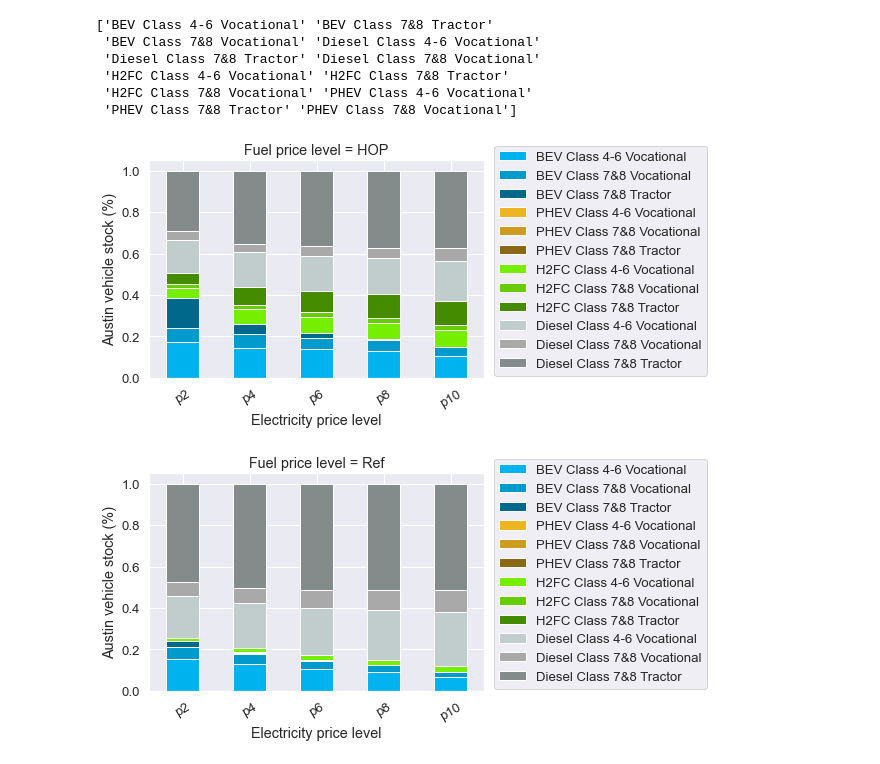
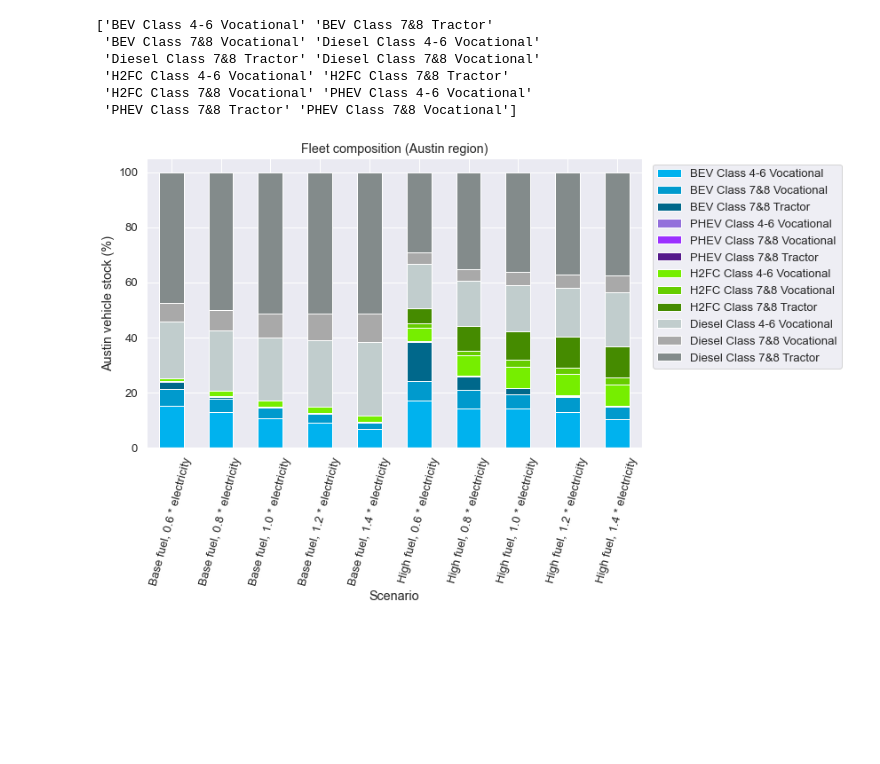
Before and after one commit to LBNL-UCB-STI/SynthFirm, a Jupyter notebook: scenario_analysis/fleet_generation/visualize_veh_tech_SA.ipynb, the cells around one changed output. Saved outputs shown, nothing was run; the diff lists cells and outputs as text; code cells hidden in the pictures; blank space fills up the shorter version.

```diff
--- a/scenario_analysis/fleet_generation/visualize_veh_tech_SA.ipynb
+++ b/scenario_analysis/fleet_generation/visualize_veh_tech_SA.ipynb
@@ -158,5 +161,7 @@ out_fleet_mix.groupby(['vehicle type', 'scenario'])[['count']].sum()
 out_fleet_mix_agg = out_fleet_mix_agg.reset_index()
 # out_fleet_mix.loc[out_fleet_mix['vehicle typ'] == 'Gasoline Class 4-6 Vocational', 'vehicle_type'] = 'Diesel Class 4-6 Vocational'
 # out_fleet_mix_agg.loc[:, 'Case'] = out_fleet_mix_agg.loc[:, 'year'].astype(str) + ' ' + out_fleet_mix_agg.loc[:, 'scenario']
-out_fleet_mix_agg.loc[:, 'fraction'] = out_fleet_mix_agg.loc[:, 'count'] / out_fleet_mix_agg.groupby(['scenario'])['count'].transform('sum')
+out_fleet_mix_agg.loc[:, 'percentage'] = 100 * out_fleet_mix_agg.loc[:, 'count'] / out_fleet_mix_agg.groupby(['scenario'])['count'].transform('sum')
 out_fleet_mix_agg.head(10)
+
+out_fleet_mix_agg.to_csv('outputs_aus_fleet/Aus_fleet_composition_by_scenario.csv')
@@ -196,79 +175,54 @@ print(out_fleet_mix_agg['vehicle type'].unique())
  'H2FC Class 7&8 Vocational' 'PHEV Class 4-6 Vocational'
  'PHEV Class 7&8 Tractor' 'PHEV Class 7&8 Vocational']
 # %%
-# out_fleet_mix_to_plot.loc[:, 'fraction'] *= 100
-# level_map = {'BEV Class 4-6 Vocational': 1,
-#              'BEV Class 7&8 Vocational': 2,
-#              'BEV Class 7&8 Tractor': 3,
-#              'PHEV Class 4-6 Vocational': 4,
-#              'PHEV Class 7&8 Vocational': 5,
-#              'PHEV Class 7&8 Tractor': 6,
-#              'H2FC Class 4-6 Vocational': 7,
-#              'H2FC Class 7&8 Vocational': 8,
-#              'H2FC Class 7&8 Tractor': 9,
-#              'Diesel Class 4-6 Vocational': 10,
-#              'Diesel Class 7&8 Vocational': 11,
-#              'Diesel Class 7&8 Tractor': 12
-# }
-# out_fleet_mix_to_plot.loc[:, 'level'] = \
-# out_fleet_mix_to_plot.loc[:, 'vehicle type'].map(level_map)
-# out_fleet_mix_to_plot = out_fleet_mix_to_plot.sort_values(by = 'level')
-# out_fleet_mix_to_plot = out_fleet_mix_to_plot.drop(columns='level')
-
+# combined fleet mix plot
 combined_fleet_to_plot = \
 pd.pivot_table(out_fleet_mix_agg,
-               values='fraction',
+               values='percentage',
                index=['scenario'],
                columns=['vehicle type'],
                aggfunc=np.sum, sort = False)
 combined_fleet_to_plot = combined_fleet_to_plot.reset_index()
+
 combined_fleet_to_plot = combined_fleet_to_plot[['scenario',
                                                  'BEV Class 4-6 Vocational',
                                                  'BEV Class 7&8 Vocational',
                                                  'BEV Class 7&8 Tractor',
                                                  'PHEV Class 4-6 Vocational',
                                                  'PHEV Class 7&8 Vocational',
                                                  'PHEV Class 7&8 Tractor',
                                                  'H2FC Class 4-6 Vocational',
                                                  'H2FC Class 7&8 Vocational',
                                                  'H2FC Class 7&8 Tractor',
                                                  'Diesel Class 4-6 Vocational',
                                                  'Diesel Class 7&8 Vocational',
                                                  'Diesel Class 7&8 Tractor']]
 colors = ["#00b2ee", "#009acd", "#00688b", # the blues
-          "#eeb422", "#cd9b1d", "#8b6914", # the golds
+          "#9370DB", "#9B30FF", "#551A8B", # the purples
           "#76ee00", "#66cd00", "#458b00", # the greens
           "#c1cdcd", "#a9a9a9", "#838b8b"] # the greys
 
 combined_fleet_to_plot = pd.merge(combined_fleet_to_plot,
                                   scenario_definition_short,
-                                  left_on = 'scenario',
-                                  right_on = 'Scenario_ID',
+                                  on = 'scenario',
                                   how = 'left')
 combined_fleet_to_plot = \
 combined_fleet_to_plot.sort_values(by = 'Elec price ($/hWh)')
 
+combined_fleet_to_plot = \
+    combined_fleet_to_plot.sort_values(by = 'Diesel_Scenario', ascending = False)
 
 combined_fleet_to_plot = \
-combined_fleet_to_plot.drop(columns = ['scenario', 'Scenario_ID', 'Elec price ($/hWh)'])
-# customPalette = sns.set_palette(sns.color_palette(colors))
-# combined_fleet_to_plot.loc[:, 'penetration_level'] = \
-# combined_fleet_to_plot.loc[:, 'scenario'].map(level_map)
-# combined_fleet_to_plot = combined_fleet_to_plot.sort_values(by = 'penetration_level')
-# combined_fleet_to_plot = combined_fleet_to_plot.drop(columns='penetration_level')
-diesel_scenario = combined_fleet_to_plot.Diesel_Scenario.unique()
-combined_fleet_to_plot.to_csv('outputs_aus_fleet/fleet_composition_cost_sensitivity.csv', index = False)
-for ds in diesel_scenario:
-    combined_fleet_selected = \
-    combined_fleet_to_plot.loc[combined_fleet_to_plot['Diesel_Scenario'] == ds]
-    combined_fleet_selected.plot.bar(x= 'Elec_Scenario',
-                                    stacked=True, color = colors)
-    plt.xticks(rotation = 30)
-    plt.legend(bbox_to_anchor=(1.01, -0.02), loc='lower left')
-    plt.ylabel('Austin vehicle stock (%)')
-    plt.xlabel('Electricity price level')
-    plt.title('Fuel price level = ' + ds)
-    plt.savefig('outputs_aus_fleet/fleet_composition_' + ds + '_austin_SA.png', dpi = 300, bbox_inches = 'tight')
+combined_fleet_to_plot.drop(columns = ['Diesel_Scenario', 'scenario', 'Elec price ($/hWh)'])
+
+
+combined_fleet_to_plot.plot.bar(x= 'Scenario_ID',
+                                stacked=True, color = colors, figsize = (10, 6))
+plt.xticks(rotation = 75)
+plt.legend(bbox_to_anchor=(1.01, 1), loc='upper left')
+plt.ylabel('Austin vehicle stock (%)')
+plt.xlabel('Scenario')
+plt.title('Fleet composition (Austin region)')
+plt.savefig('outputs_aus_fleet/fleet_composition_austin_SA.png', dpi = 300, bbox_inches = 'tight')
 # %% [output]
-[figure, old version]
+[figure, new version]
-[figure, removed]
```
Also changed, not shown: parts of 7 cells of this notebook, 6 other files.
